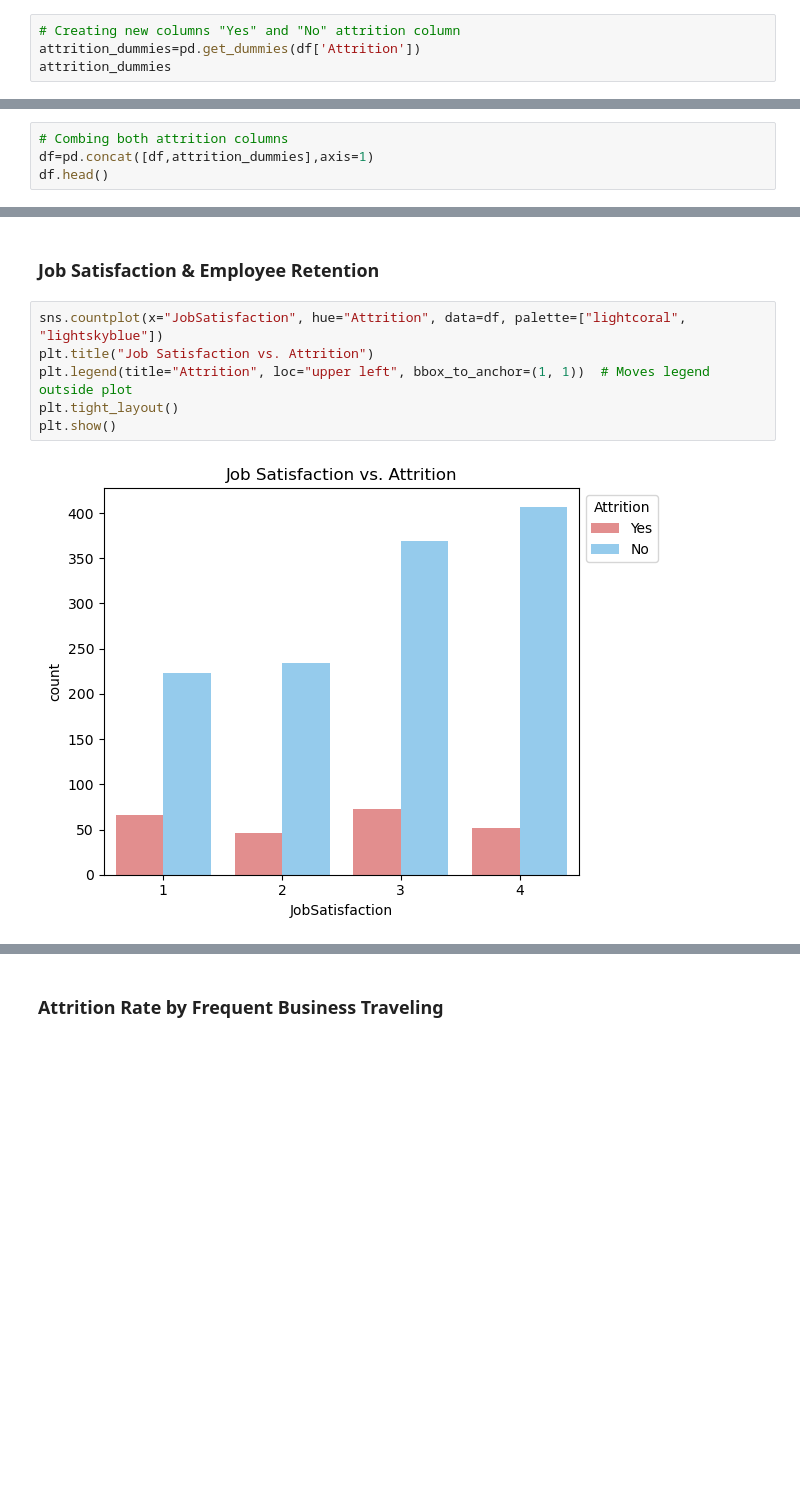
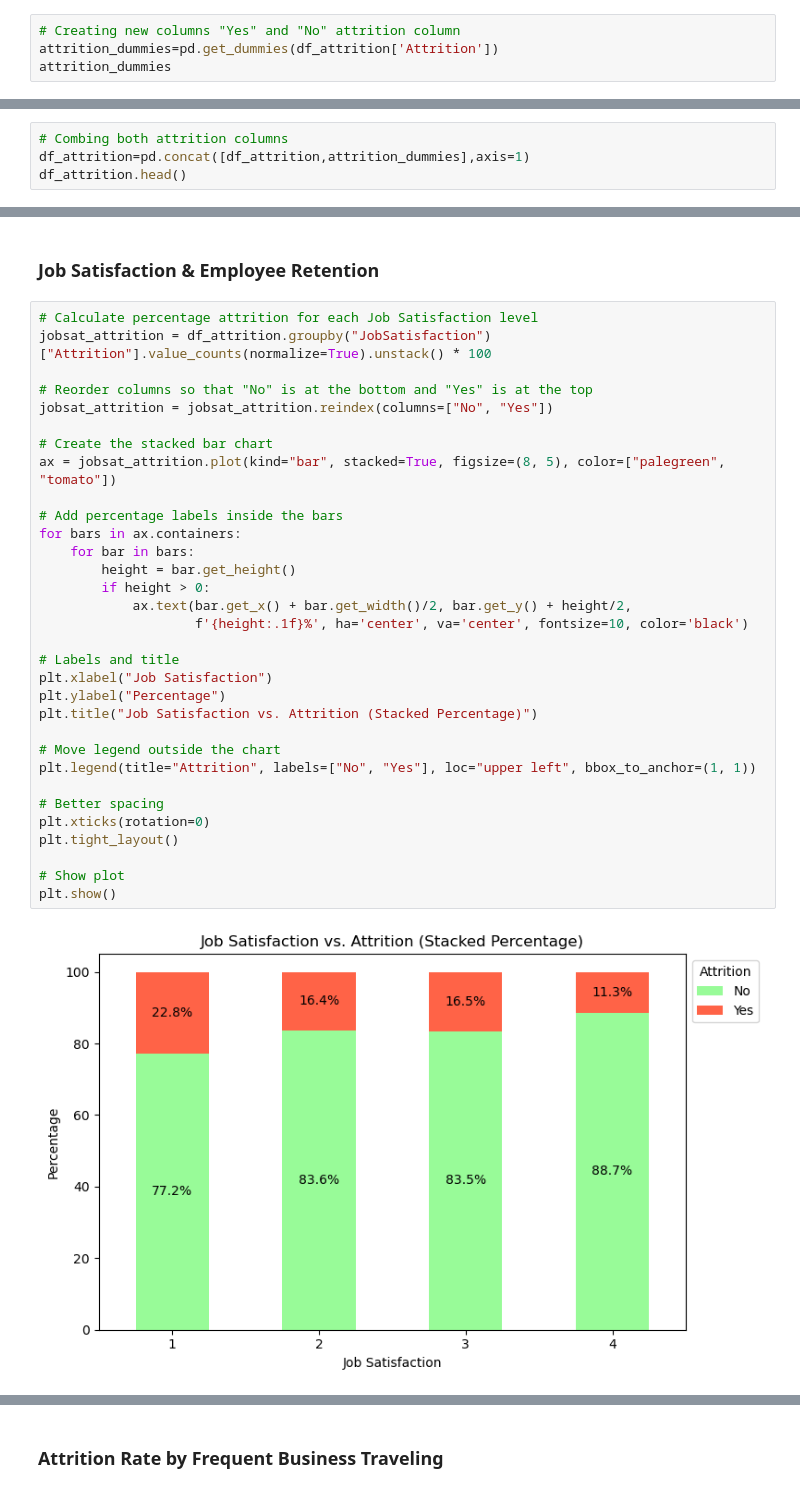
Before and after one commit to macch3/Employee-Attrition-Report, a Jupyter notebook: HR_Employee_Attrition.ipynb, the cells around one changed output, grey strips where cells are left out. Cells and saved outputs as stored; diff of their text form; blank space fills up the shorter version.

```diff
--- a/HR_Employee_Attrition.ipynb
+++ b/HR_Employee_Attrition.ipynb
@@ -168,6 +168,6 @@ df.drop(['EmployeeCount', 'EmployeeNumber'],axis=1)
 # %%
 # Creating new columns "Yes" and "No" attrition column
-attrition_dummies=pd.get_dummies(df['Attrition'])
+attrition_dummies=pd.get_dummies(df_attrition['Attrition'])
 attrition_dummies
 # %% [output]
 |  | No | Yes |
@@ -185,8 +185,8 @@ attrition_dummies
 1470 rows × 2 columns
 # %%
 # Combing both attrition columns
-df=pd.concat([df,attrition_dummies],axis=1)
-df.head()
+df_attrition=pd.concat([df_attrition,attrition_dummies],axis=1)
+df_attrition.head()
 # %% [output]
 |  | Age | Attrition | BusinessTravel | DailyRate | Department | DistanceFromHome | Education | ... |
 | 0 | 41 | Yes | Travel_Rarely | 1102 | Sales | 1 | 2 | ... |
@@ -339,12 +421,38 @@ Employees who left the company had fewer promotions. The majority of attrition c
 # %% [markdown]
 ### **Job Satisfaction & Employee Retention**
 # %%
-sns.countplot(x="JobSatisfaction", hue="Attrition", data=df, palette=["lightcoral", "lightskyblue"])
-plt.title("Job Satisfaction vs. Attrition")
-plt.legend(title="Attrition", loc="upper left", bbox_to_anchor=(1, 1))  # Moves legend outside plot
+# Calculate percentage attrition for each Job Satisfaction level
+jobsat_attrition = df_attrition.groupby("JobSatisfaction")["Attrition"].value_counts(normalize=True).unstack() * 100
+
+# Reorder columns so that "No" is at the bottom and "Yes" is at the top
+jobsat_attrition = jobsat_attrition.reindex(columns=["No", "Yes"])
+
+# Create the stacked bar chart
+ax = jobsat_attrition.plot(kind="bar", stacked=True, figsize=(8, 5), color=["palegreen", "tomato"])
+
+# Add percentage labels inside the bars
+for bars in ax.containers:
+    for bar in bars:
+        height = bar.get_height()
+        if height > 0:
+            ax.text(bar.get_x() + bar.get_width()/2, bar.get_y() + height/2,
+                    f'{height:.1f}%', ha='center', va='center', fontsize=10, color='black')
+
+# Labels and title
+plt.xlabel("Job Satisfaction")
+plt.ylabel("Percentage")
+plt.title("Job Satisfaction vs. Attrition (Stacked Percentage)")
+
+# Move legend outside the chart
+plt.legend(title="Attrition", labels=["No", "Yes"], loc="upper left", bbox_to_anchor=(1, 1))
+
+# Better spacing
+plt.xticks(rotation=0)
 plt.tight_layout()
+
+# Show plot
 plt.show()
 # %% [output]
-[figure, old version]
+[figure, new version]
 # %% [markdown]
 #### Key Observations:
```
Also changed, not shown: parts of 28 cells of this notebook.
